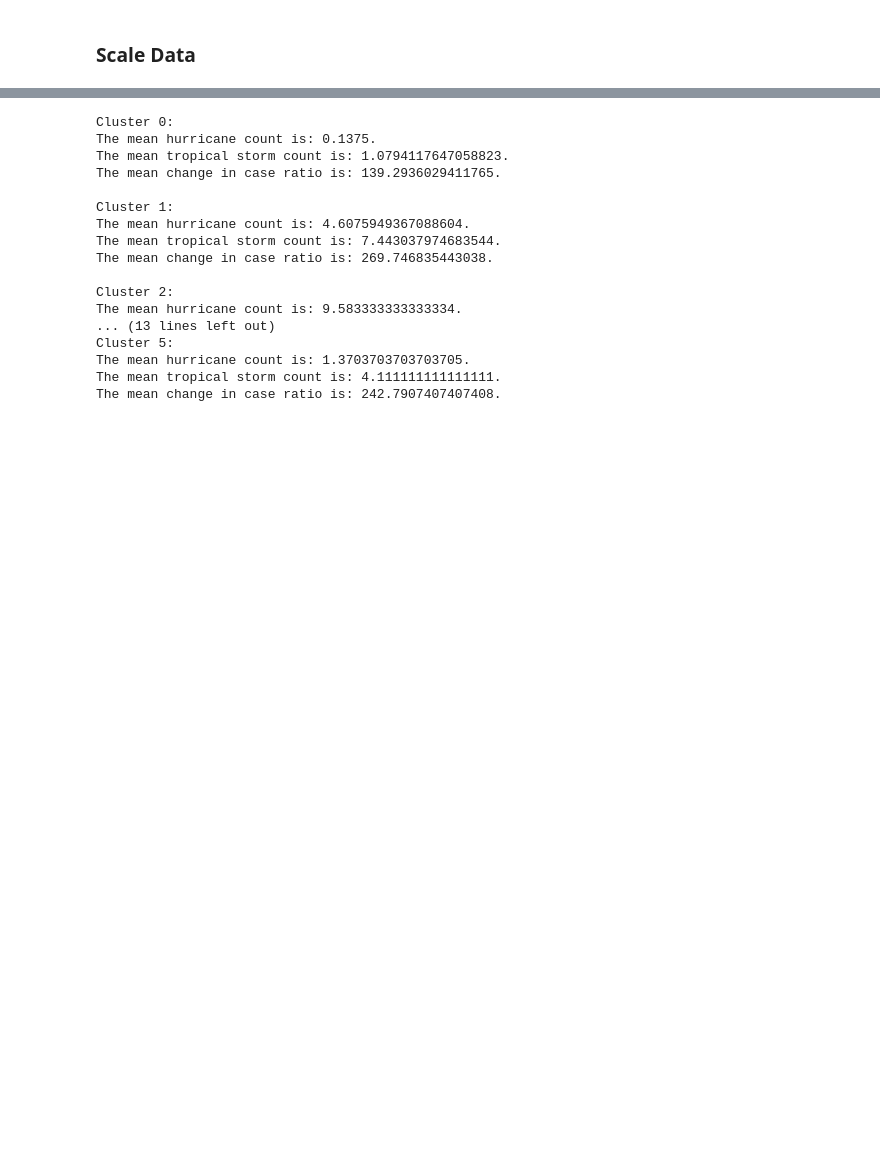
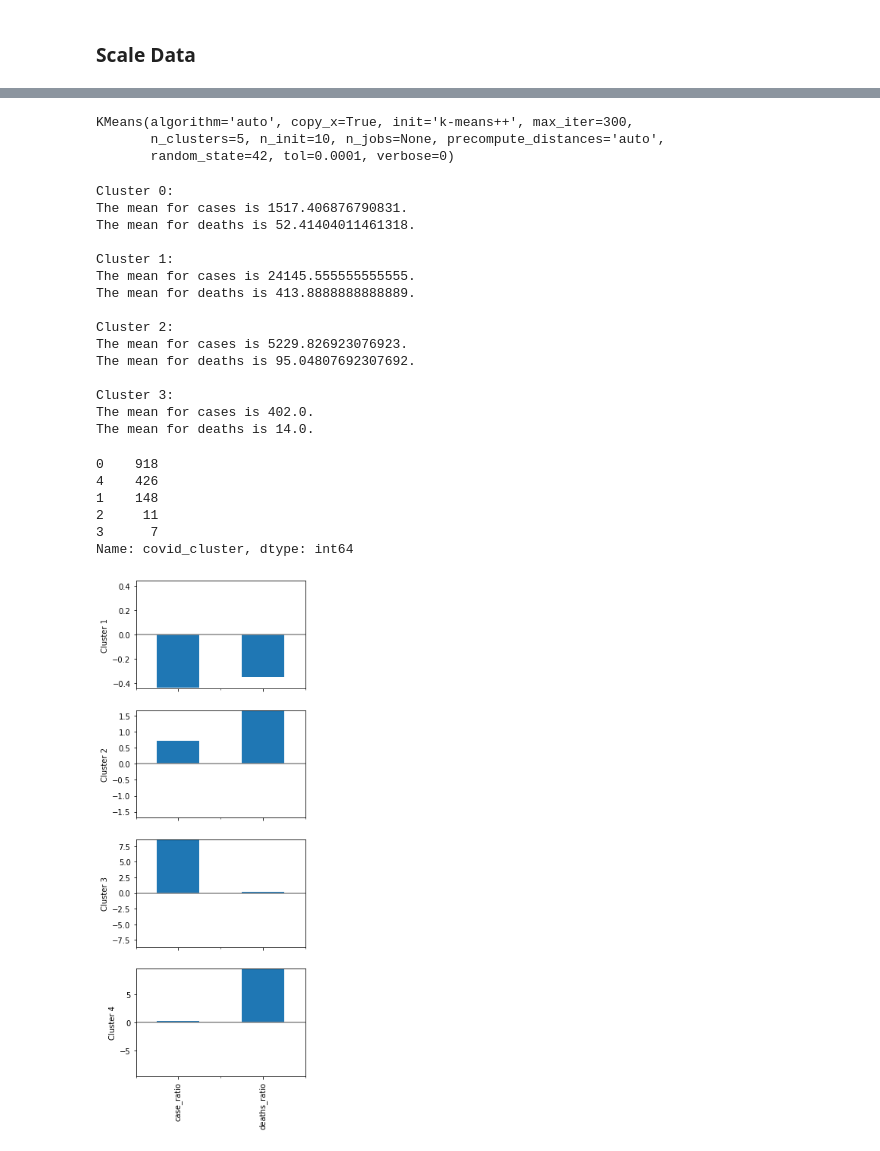
Before and after one commit to jlu90/Mapping-Dual-Risk-Hurricanes-and-COVID, a Jupyter notebook: jocelyn/EDA & Modeling.ipynb, the cells around one changed output, grey strips where cells are left out. Saved outputs shown, nothing was run; the diff lists cells and outputs as text; code cells hidden in the pictures; blank space fills up the shorter version.

```diff
--- a/jocelyn/EDA & Modeling.ipynb
+++ b/jocelyn/EDA & Modeling.ipynb
@@ -228,0 +281,6 @@ def describe_cluster(cluster_num, df = hurricanes_and_covid, col = 'cluster', ou
+# %%
+km_covid.fit(X_scaled)
+# %% [output]
+KMeans(algorithm='auto', copy_x=True, init='k-means++', max_iter=300,
+       n_clusters=5, n_init=10, n_jobs=None, precompute_distances='auto',
+       random_state=42, tol=0.0001, verbose=0)
@@ -229,23 +289,34 @@ def describe_cluster(cluster_num, df = hurricanes_and_covid, col = 'cluster', ou
 # %%
 for i in range(0, hurricanes_and_covid['cluster'].nunique()):
     print(f'Cluster {i}:')
-    describe_cluster(i)
+    describe_cluster(i, ['cases', 'deaths'])
     print()
 # %% [output]
 Cluster 0:
-The mean hurricane count is: 0.1375.
-The mean tropical storm count is: 1.0794117647058823.
-The mean change in case ratio is: 139.2936029411765.
+The mean for cases is 1517.406876790831.
+The mean for deaths is 52.41404011461318.
 
 Cluster 1:
-The mean hurricane count is: 4.6075949367088604.
-The mean tropical storm count is: 7.443037974683544.
-The mean change in case ratio is: 269.746835443038.
+The mean for cases is 24145.555555555555.
+The mean for deaths is 413.8888888888889.
 
 Cluster 2:
-The mean hurricane count is: 9.583333333333334.
-... (13 lines left out)
-Cluster 5:
-The mean hurricane count is: 1.3703703703703705.
-The mean tropical storm count is: 4.111111111111111.
-The mean change in case ratio is: 242.7907407407408.
+The mean for cases is 5229.826923076923.
+The mean for deaths is 95.04807692307692.
+
+Cluster 3:
+The mean for cases is 402.0.
+The mean for deaths is 14.0.
+# %%
+hurricanes_and_covid['covid_cluster'].value_counts()
+# %% [output]
+0    918
+4    426
+1    148
+2     11
+3      7
+Name: covid_cluster, dtype: int64
+# %%
+plot_cluster_loadings(km_covid, ['case_ratio', 'deaths_ratio'], 5)
+# %% [output]
+[figure, added]
```
Also changed, not shown: parts of 41 cells of this notebook.
